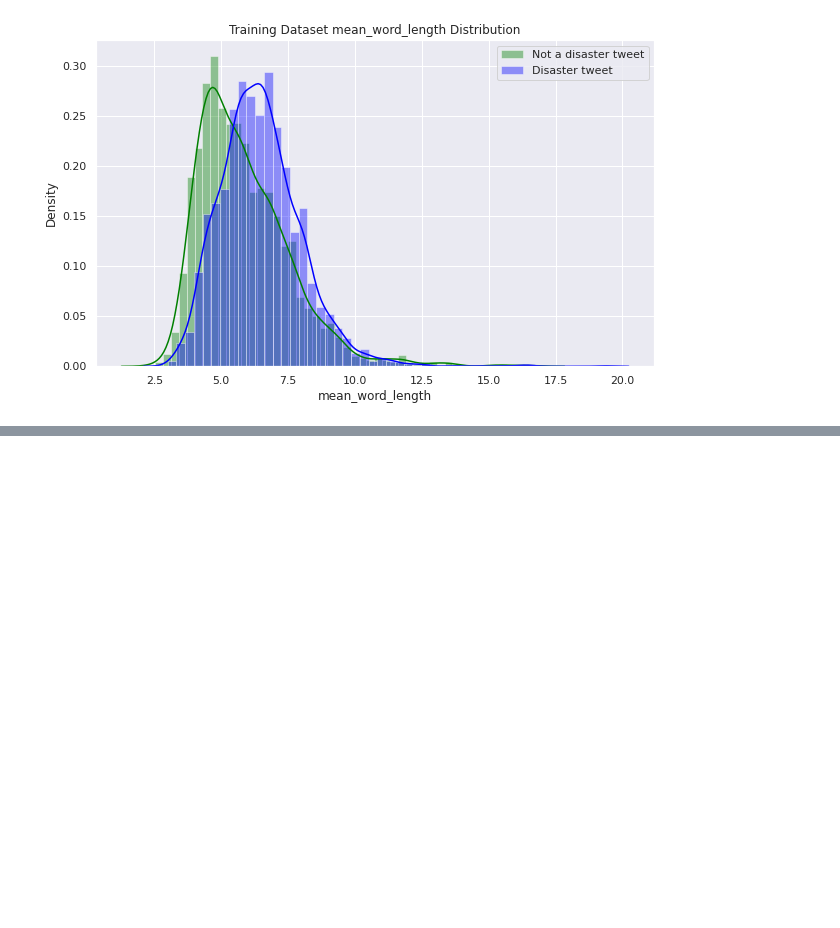
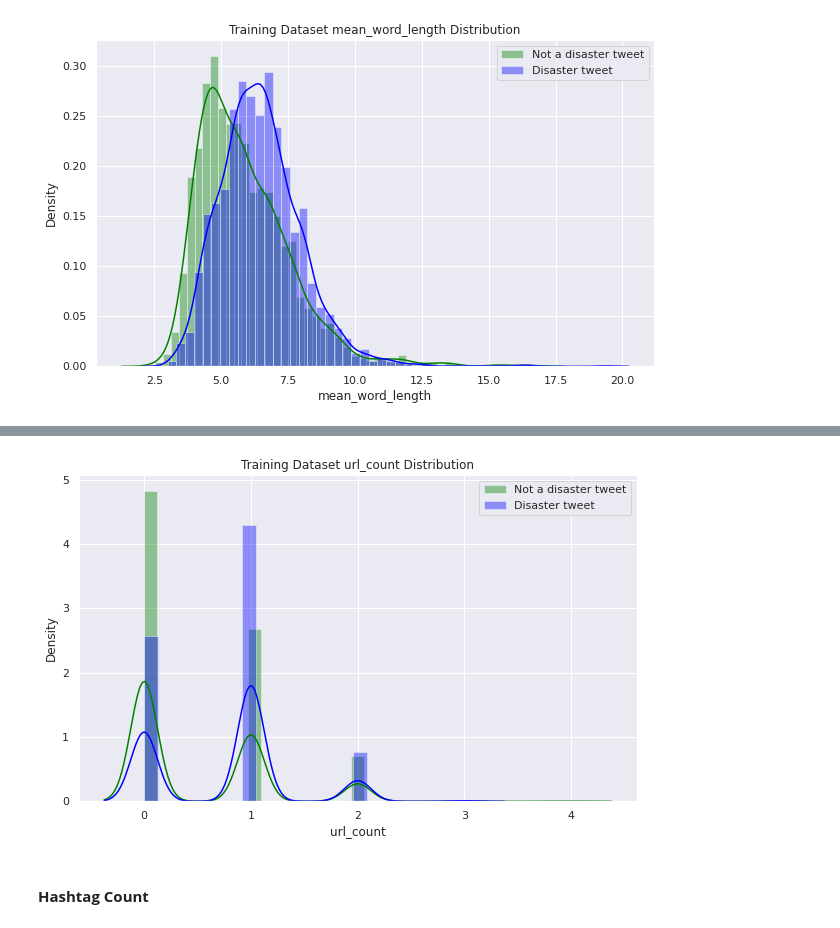
Before and after one commit to FanusArefaine/Natural-Language-Processing, a Jupyter notebook: NLP_Text_Classification_Disaster_or_Not.ipynb, the cells around one changed output, grey strips where cells are left out. Saved outputs shown, nothing was run; the diff lists cells and outputs as text; code cells hidden in the pictures; blank space fills up the shorter version.

```diff
--- a/NLP_Text_Classification_Disaster_or_Not.ipynb
+++ b/NLP_Text_Classification_Disaster_or_Not.ipynb
@@ -430,0 +451,17 @@ distribution_plot(train_df, 'mean_word_length')
+# %%
+# Creating URL Count feature
+
+def url_count(df):
+  df['url_count'] = df['text'].apply(lambda s: len([k for k in str(s).lower().split() if 'http' in k or 'https' in k]))
+  return df
+
+train_df = url_count(train_df)
+test_df = url_count(test_df)
+# %%
+# Distribution of url count against target variable in training dataset
+
+distribution_plot(train_df, 'url_count')
+# %% [output]
+[figure, added]
+# %% [markdown]
+#### **Hashtag Count**
```
Also changed, not shown: parts of 6 cells of this notebook.
